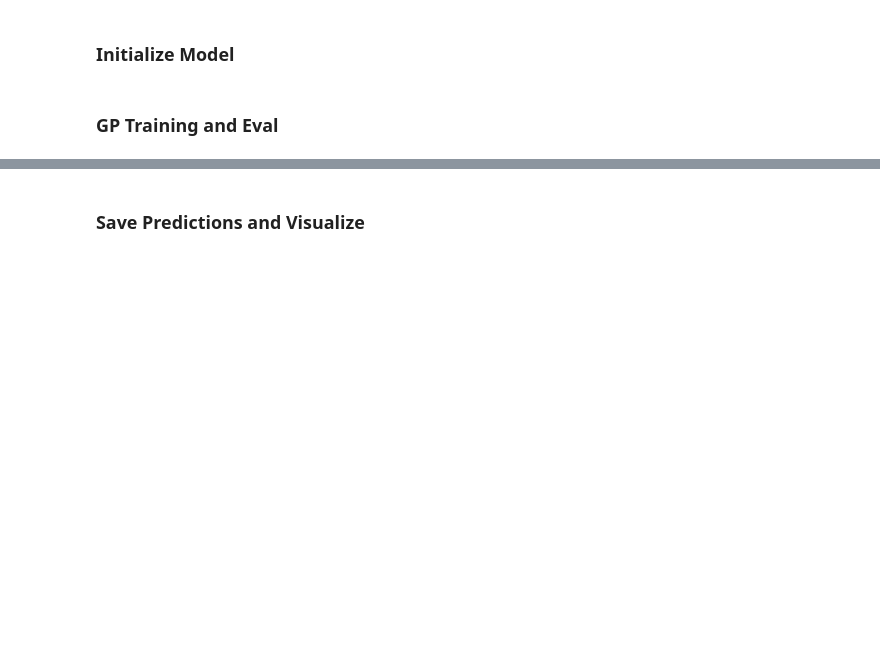
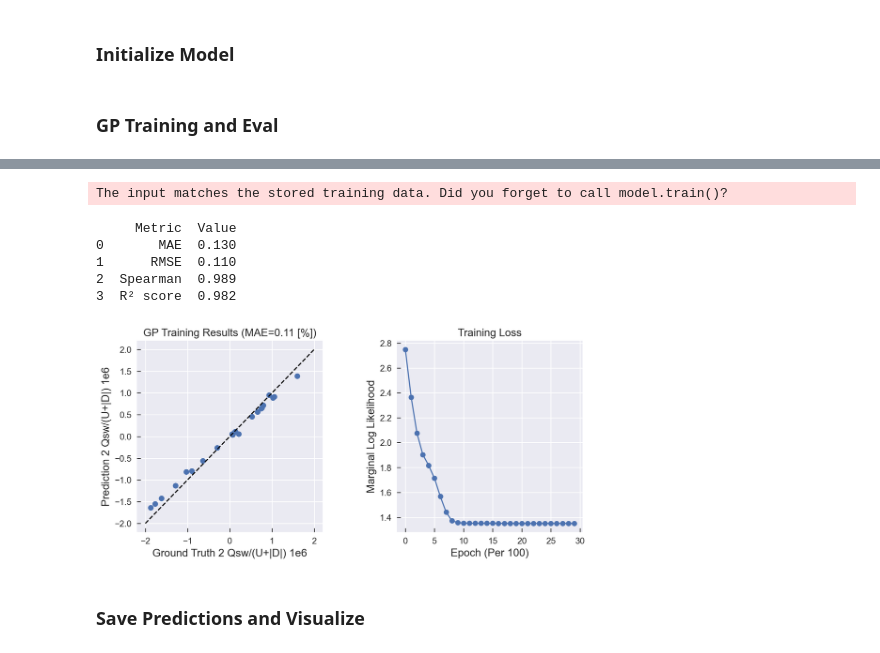
Before and after one commit to vtjong/Bayesian-Optimization-Ferroelectrics, a Jupyter notebook: src/ferro-gp.ipynb, the cells around one changed output, grey strips where cells are left out. Drawn from its saved outputs; the diff is of its cells as text; code cells hidden in the pictures; blank space fills up the shorter version.

```diff
--- a/src/ferro-gp.ipynb
+++ b/src/ferro-gp.ipynb
@@ -159,13 +188,13 @@ class Config():
     def __init__(self):
         self.epochs = 3000
         self.kernel = "rbf"
-        self.lr = 0.001
+        self.lr = 0.005
         self.lscale_1 = 1.0
         self.lscale_2 = 1.0
         self.lscale_3 = None
         self.lscale_4 = None
         self.dim = 2
-        self.noise = 0.3
+        self.noise = 0.35**2
 
 config = Config()
 # %%
@@ -188,7 +217,7 @@ def make_model(train_x, train_y, num_params, config):
     num_samples = len(train_x)
     noise = config.noise*torch.ones(num_samples)
     likelihood = gpytorch.likelihoods.FixedNoiseGaussianLikelihood(noise=noise)
-    model = GridGP(train_x, train_y, likelihood, kernel)
+    model = GPModel(train_x, train_y, likelihood, kernel)
 
     if config.dim == 2:
         lscale = [config.lscale_1, config.lscale_2]
@@ -206,17 +235,20 @@ def train(train_x, train_y, num_params, config):
 
     # place both the model and likelihood in training mode
     model.train(), likelihood.train()
+
+    # use Adam
     optimizer = torch.optim.Adam(model.parameters(), lr=config.lr)
+
+    # set GP loss as the marginal log likelihood
     mll = gpytorch.mlls.ExactMarginalLogLikelihood(likelihood, model)
+    loss_lst = []
 
     for i in range(training_iter):
         optimizer.zero_grad()
         output = model(train_x)
 
         # backpropagate error
-        # wandb.define_metric("train loss", summary="min")
         loss = -mll(output, train_y)
-        # wandb.log({"train loss": loss.item()})
         loss.backward()
 
         if i % 100 == 0:
@@ -225,8 +257,9 @@ def train(train_x, train_y, num_params, config):
                     model.covar_module.base_kernel.lengthscale.detach().numpy(),
                     model.likelihood.noise.detach().numpy()
                     ))
+            loss_lst.append(loss.item())
         optimizer.step()
-    return likelihood, model
+    return likelihood, model, loss_lst
 
 def eval_mod(likelihood, model, test_x):
     """
@@ -238,6 +271,6 @@ def eval_mod(likelihood, model, test_x):
     return obs
 # %%
 # train model and evaluate
-likelihood, model = train(train_x, train_y, num_params, config)
+likelihood, model, loss_lst = train(train_x, train_y, num_params, config)
 obs = eval_mod(likelihood, model, test_x)
 # %% [output]
@@ -261,3 +294,60 @@ Iter 2901/3000 - Loss: 1.388  lengthscale1: [[0.27223253 0.12609354]]   noise: [
+# %%
+import matplotlib.pyplot as plt
+from sklearn.metrics import mean_squared_error, mean_absolute_error,r2_score
+from scipy.stats import spearmanr
+import matplotlib.pyplot as plt
+from plotter import prettyplot
+
+round_three = lambda val: np.round(val, 3)
+y_preds = likelihood(model(train_x))
+prettyplot()
+
+# plot training results
+with torch.no_grad():
+    y_preds_mean = y_preds.mean.numpy()
+    fig, axes = plt.subplots(1, 3, figsize=(5.5*3, 4.5))
+    fs = 14
+
+    # calculate error metrics
+    rmse = np.sqrt(mean_squared_error(train_y, y_preds_mean))
+    mae = mean_absolute_error(train_y,  y_preds_mean)
+    spearman = spearmanr(train_y, y_preds_mean)[0]
+    r2 = r2_score(train_y, y_preds_mean)
+    err_vals = [round_three(i) for i in [rmse, mae, spearman, r2]]
+
+    # print error metrics
+    data = {'Metric': ['MAE', 'RMSE', 'Spearman', 'R² score'], 'Value': err_vals}
+    df = pd.DataFrame(data)
+    print(df)
+
+    # training versus actuals plot: make plot, set title and axes values
+    axes[0].scatter(train_y, y_preds_mean)
+    axes[0].plot(np.linspace(-2, 2, 5), np.linspace(-2, 2, 5), 'k--')
+    axes[0].set_xlabel('Ground Truth 2 Qsw/(U+|D|) 1e6', fontsize = fs)
+    axes[0].set_ylabel('Prediction 2 Qsw/(U+|D|) 1e6', fontsize = fs)
+    axes[0].set_title('GP Training Results' + " (MAE=%.2f" % mae+' [%])', fontsize = fs)
+
+    # loss plot: make plot, set title and axes values
+    axes[1].plot(loss_lst, 'o-')
+    title = 'Training Loss'
+    axes[1].set_xlabel('Epoch (Per 100)', fontsize = fs)
+    axes[1].set_ylabel('Marginal Log Likelihood', fontsize = fs)
+    axes[1].set_title(title, fontsize = fs)
+    axes[2].axis("off")
+
+    for i in range(len(axes)):
+        axes[i].tick_params(direction='in', length=5, width=1, labelsize = fs*.8)
+    plt.subplots_adjust(wspace = 0.4)
+
+    plt.show()
+# %% [output]
+The input matches the stored training data. Did you forget to call model.train()?
+     Metric  Value
+0       MAE  0.130
+1      RMSE  0.110
+2  Spearman  0.989
+3  R² score  0.982
+[figure, added]
 # %%
 # acquisition function for prediction/exploration
 def get_bounds(n): return [n for i in range(config.dim)]
```
Also changed, not shown: parts of 7 cells of this notebook, 12 other files.
